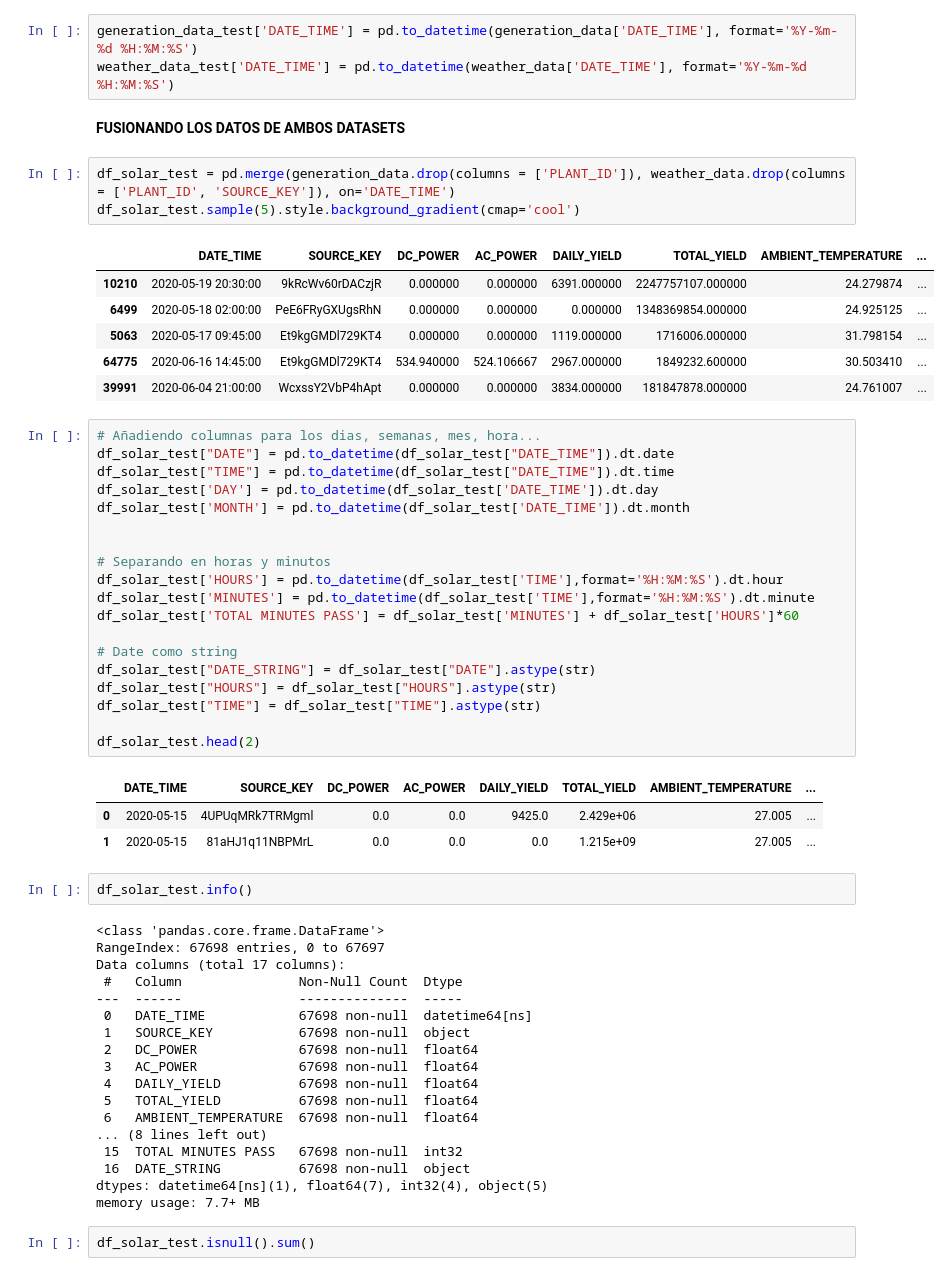
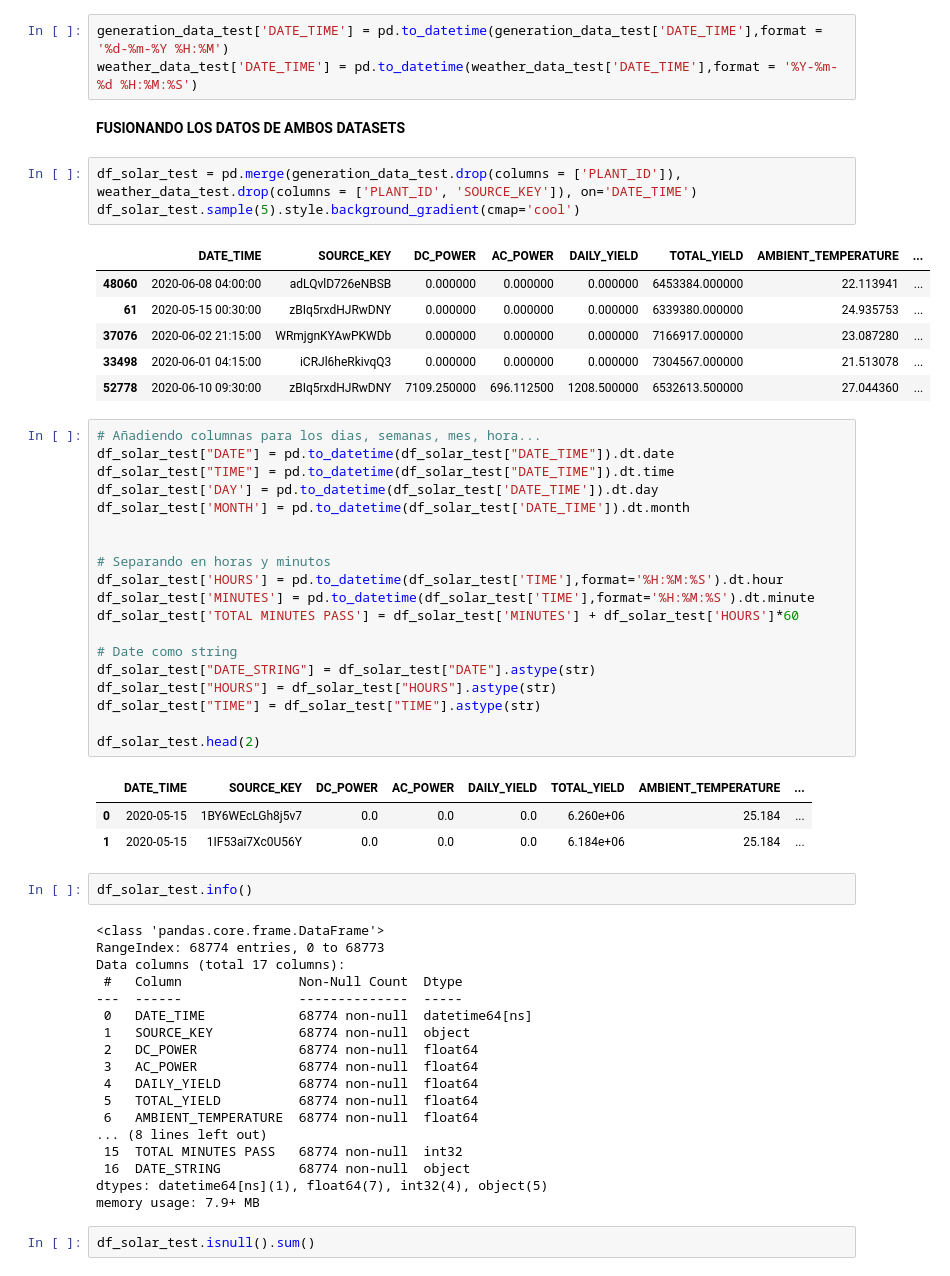
Before and after one commit to Mbenitez11/Prediccion-de-Irradiacion, a Jupyter notebook: notebooks/Analisis_y_optimización_de_datos.ipynb, the cells around one changed output. Cells and saved outputs as stored; diff of their text form.

Commit message:
Correcciones
Correcciones de los data sets de testeo y entrenamiento

```diff
--- a/notebooks/Analisis_y_optimización_de_datos.ipynb
+++ b/notebooks/Analisis_y_optimización_de_datos.ipynb
@@ -176,20 +214,20 @@ weather_data_test = pd.read_csv('https://raw.githubusercontent.com/Mbenitez11/Pr
 # %% [markdown]
 AJUSTANDO EL FORMATO
 # %%
-generation_data_test['DATE_TIME'] = pd.to_datetime(generation_data['DATE_TIME'], format='%Y-%m-%d %H:%M:%S')
-weather_data_test['DATE_TIME'] = pd.to_datetime(weather_data['DATE_TIME'], format='%Y-%m-%d %H:%M:%S')
+generation_data_test['DATE_TIME'] = pd.to_datetime(generation_data_test['DATE_TIME'],format = '%d-%m-%Y %H:%M')
+weather_data_test['DATE_TIME'] = pd.to_datetime(weather_data_test['DATE_TIME'],format = '%Y-%m-%d %H:%M:%S')
 # %% [markdown]
 **FUSIONANDO LOS DATOS DE AMBOS DATASETS**
 # %%
-df_solar_test = pd.merge(generation_data.drop(columns = ['PLANT_ID']), weather_data.drop(columns = ['PLANT_ID', 'SOURCE_KEY']), on='DATE_TIME')
+df_solar_test = pd.merge(generation_data_test.drop(columns = ['PLANT_ID']), weather_data_test.drop(columns = ['PLANT_ID', 'SOURCE_KEY']), on='DATE_TIME')
 df_solar_test.sample(5).style.background_gradient(cmap='cool')
 # %% [output]
 |  | DATE_TIME | SOURCE_KEY | DC_POWER | AC_POWER | DAILY_YIELD | TOTAL_YIELD | AMBIENT_TEMPERATURE | ... |
-| 10210 | 2020-05-19 20:30:00 | 9kRcWv60rDACzjR | 0.000000 | 0.000000 | 6391.000000 | 2247757107.000000 | 24.279874 | ... |
-| 6499 | 2020-05-18 02:00:00 | PeE6FRyGXUgsRhN | 0.000000 | 0.000000 | 0.000000 | 1348369854.000000 | 24.925125 | ... |
-| 5063 | 2020-05-17 09:45:00 | Et9kgGMDl729KT4 | 0.000000 | 0.000000 | 1119.000000 | 1716006.000000 | 31.798154 | ... |
-| 64775 | 2020-06-16 14:45:00 | Et9kgGMDl729KT4 | 534.940000 | 524.106667 | 2967.000000 | 1849232.600000 | 30.503410 | ... |
-| 39991 | 2020-06-04 21:00:00 | WcxssY2VbP4hApt | 0.000000 | 0.000000 | 3834.000000 | 181847878.000000 | 24.761007 | ... |
+| 48060 | 2020-06-08 04:00:00 | adLQvlD726eNBSB | 0.000000 | 0.000000 | 0.000000 | 6453384.000000 | 22.113941 | ... |
+| 61 | 2020-05-15 00:30:00 | zBIq5rxdHJRwDNY | 0.000000 | 0.000000 | 0.000000 | 6339380.000000 | 24.935753 | ... |
+| 37076 | 2020-06-02 21:15:00 | WRmjgnKYAwPKWDb | 0.000000 | 0.000000 | 0.000000 | 7166917.000000 | 23.087280 | ... |
+| 33498 | 2020-06-01 04:15:00 | iCRJl6heRkivqQ3 | 0.000000 | 0.000000 | 0.000000 | 7304567.000000 | 21.513078 | ... |
+| 52778 | 2020-06-10 09:30:00 | zBIq5rxdHJRwDNY | 7109.250000 | 696.112500 | 1208.500000 | 6532613.500000 | 27.044360 | ... |
 # %%
 # Añadiendo columnas para los dias, semanas, mes, hora...
 df_solar_test["DATE"] = pd.to_datetime(df_solar_test["DATE_TIME"]).dt.date
@@ -211,28 +249,28 @@ df_solar_test["TIME"] = df_solar_test["TIME"].astype(str)
 df_solar_test.head(2)
 # %% [output]
 |  | DATE_TIME | SOURCE_KEY | DC_POWER | AC_POWER | DAILY_YIELD | TOTAL_YIELD | AMBIENT_TEMPERATURE | ... |
-| 0 | 2020-05-15 | 4UPUqMRk7TRMgml | 0.0 | 0.0 | 9425.0 | 2.429e+06 | 27.005 | ... |
-| 1 | 2020-05-15 | 81aHJ1q11NBPMrL | 0.0 | 0.0 | 0.0 | 1.215e+09 | 27.005 | ... |
+| 0 | 2020-05-15 | 1BY6WEcLGh8j5v7 | 0.0 | 0.0 | 0.0 | 6.260e+06 | 25.184 | ... |
+| 1 | 2020-05-15 | 1IF53ai7Xc0U56Y | 0.0 | 0.0 | 0.0 | 6.184e+06 | 25.184 | ... |
 # %%
 df_solar_test.info()
 # %% [output]
 <class 'pandas.core.frame.DataFrame'>
-RangeIndex: 67698 entries, 0 to 67697
+RangeIndex: 68774 entries, 0 to 68773
 Data columns (total 17 columns):
  #   Column               Non-Null Count  Dtype
 ---  ------               --------------  -----
- 0   DATE_TIME            67698 non-null  datetime64[ns]
- 1   SOURCE_KEY           67698 non-null  object
- 2   DC_POWER             67698 non-null  float64
- 3   AC_POWER             67698 non-null  float64
- 4   DAILY_YIELD          67698 non-null  float64
- 5   TOTAL_YIELD          67698 non-null  float64
- 6   AMBIENT_TEMPERATURE  67698 non-null  float64
+ 0   DATE_TIME            68774 non-null  datetime64[ns]
+ 1   SOURCE_KEY           68774 non-null  object
+ 2   DC_POWER             68774 non-null  float64
+ 3   AC_POWER             68774 non-null  float64
+ 4   DAILY_YIELD          68774 non-null  float64
+ 5   TOTAL_YIELD          68774 non-null  float64
+ 6   AMBIENT_TEMPERATURE  68774 non-null  float64
 ... (8 lines left out)
- 15  TOTAL MINUTES PASS   67698 non-null  int32
- 16  DATE_STRING          67698 non-null  object
+ 15  TOTAL MINUTES PASS   68774 non-null  int32
+ 16  DATE_STRING          68774 non-null  object
 dtypes: datetime64[ns](1), float64(7), int32(4), object(5)
-memory usage: 7.7+ MB
+memory usage: 7.9+ MB
 # %%
 df_solar_test.isnull().sum()
 # %% [output]
```
Also changed, not shown: parts of 25 cells of this notebook, 2 other files.
